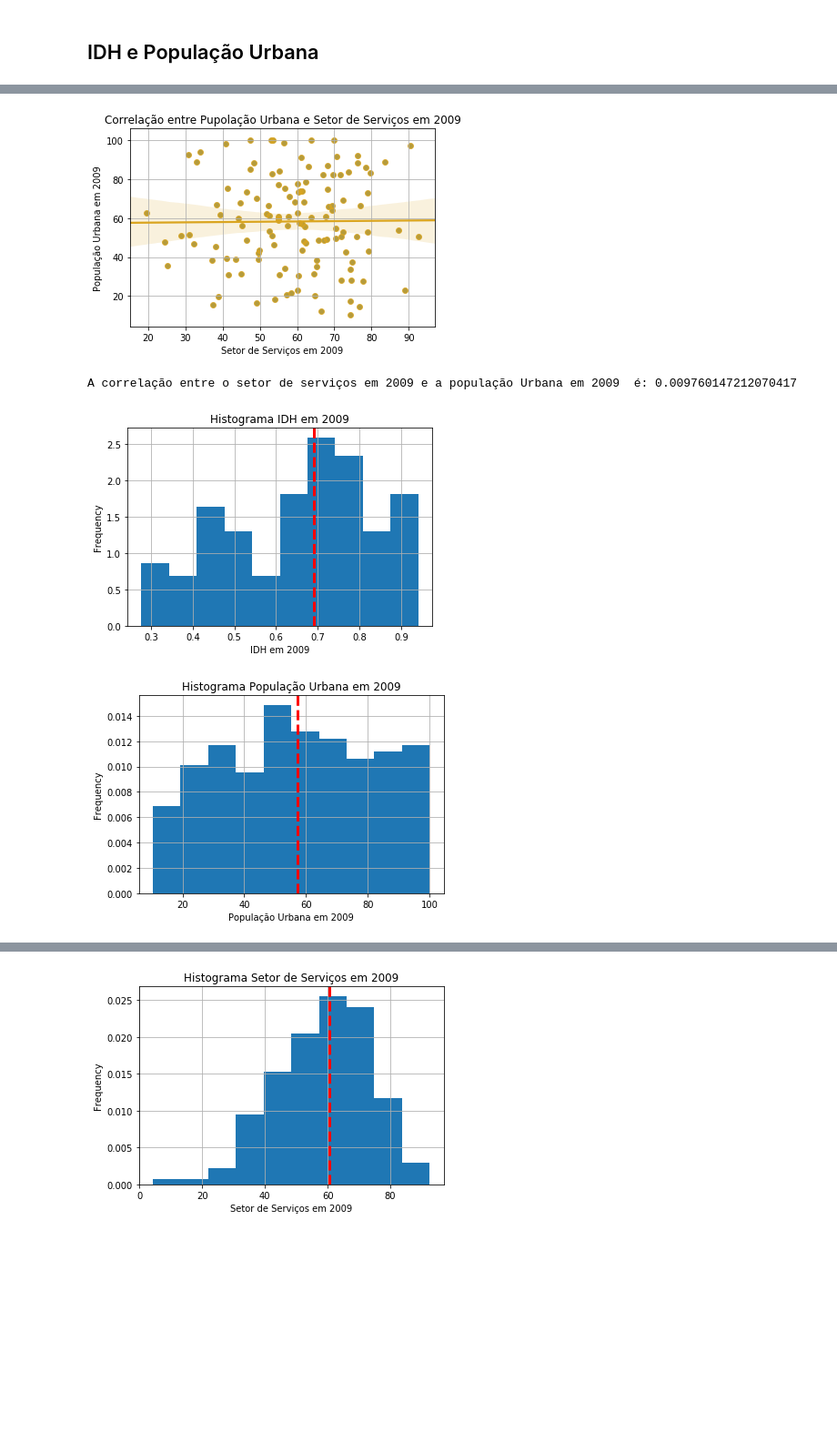
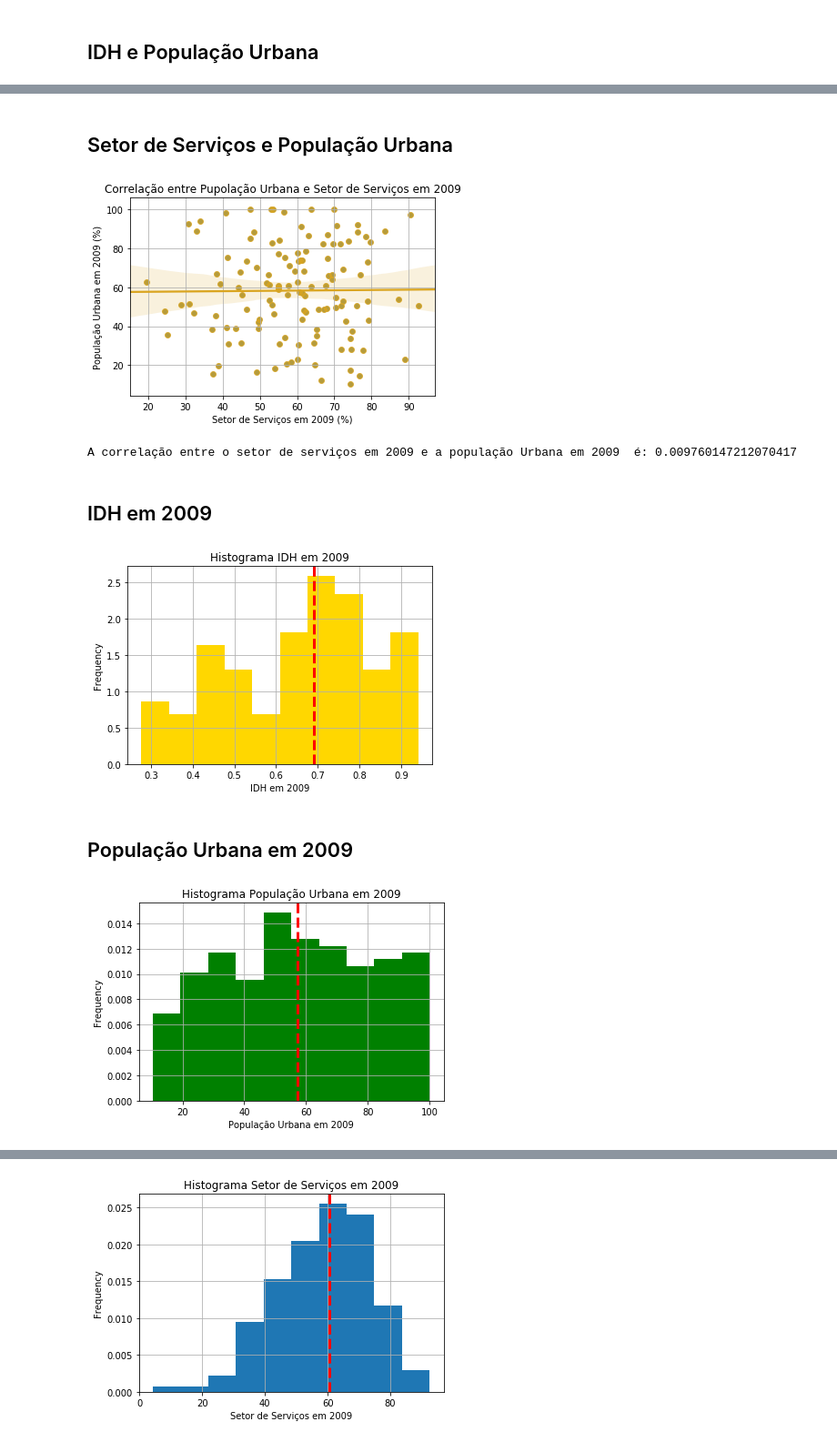
Before and after one commit to gabrielmf1/Analyze_Project, a Jupyter notebook: Projeto_Entrega1/Projeto1.ipynb, the cells around one changed output, grey strips where cells are left out. Shown at 91% size. Saved outputs shown, nothing was run; the diff lists cells and outputs as text; code cells hidden in the pictures; blank space fills up the shorter version.

```diff
--- a/Projeto_Entrega1/Projeto1.ipynb
+++ b/Projeto_Entrega1/Projeto1.ipynb
@@ -63,6 +63,6 @@ hdi.head(11)
 É possível verificar que cada linha representa um país e as colunas representam o ano.
 # %%
 UP= UP.loc[:, ["Urban population (% of total)", '2009']]
-UP = UP.rename(columns = {"Urban population (% of total)":'País', '2009':'População Urbana em 2009'})
+UP = UP.rename(columns = {"Urban population (% of total)":'País', '2009':'População Urbana em 2009 (%)'})
 UP.head(11)
 # %% [output]
@@ -166,16 +168,20 @@ print('A correlação entre o IDH em 2009 e o setor de serviços em 2009 é:', d
 A correlação entre o IDH em 2009 e o setor de serviços em 2009 é: 0.021909223026682162
+# %% [markdown]
+## Setor de Serviços e População Urbana
 # %%
-data.plot.scatter(x='Setor de Serviços em 2009',y='População Urbana em 2009');
-sns.regplot(data["Setor de Serviços em 2009"],data["População Urbana em 2009"], color=('goldenrod'))
+data.plot.scatter(x='Setor de Serviços em 2009 (%)',y='População Urbana em 2009 (%)');
+sns.regplot(data["Setor de Serviços em 2009 (%)"],data["População Urbana em 2009 (%)"], color=('goldenrod'))
 plt.title("Correlação entre Pupolação Urbana e Setor de Serviços em 2009")
 plt.grid()
 plt.show()
-print('A correlação entre o setor de serviços em 2009 e a população Urbana em 2009  é:', data['Setor de Serviços em 2009'].corr(data['População Urbana em 2009']))
+print('A correlação entre o setor de serviços em 2009 e a população Urbana em 2009  é:', data['Setor de Serviços em 2009 (%)'].corr(data['População Urbana em 2009 (%)']))
 # %% [output]
-[figure, old version]
+[figure, new version]
 A correlação entre o setor de serviços em 2009 e a população Urbana em 2009  é: 0.009760147212070417
+# %% [markdown]
+## IDH em 2009
 # %%
-hdi["IDH em 2009"].plot.hist(density = True)
+hdi["IDH em 2009"].plot.hist(density = True, color= 'gold')
 hdi["IDH em 2009"].describe()
 plt.axvline(hdi['IDH em 2009'].median(), color= 'r', linestyle= 'dashed', linewidth= 3)
 plt.title("Histograma IDH em 2009")
@@ -183,14 +189,16 @@ plt.xlabel("IDH em 2009")
 plt.grid()
 plt.show()
 # %% [output]
-[figure, old version]
+[figure, new version]
+# %% [markdown]
+## População Urbana em 2009
 # %%
-UP["População Urbana em 2009"].plot.hist(density = True)
-UP["População Urbana em 2009"].describe()
-plt.axvline(UP['População Urbana em 2009'].median(), color= 'r', linestyle= 'dashed', linewidth= 3)
+UP["População Urbana em 2009 (%)"].plot.hist(density = True, color = 'green')
+UP["População Urbana em 2009 (%)"].describe()
+plt.axvline(UP['População Urbana em 2009 (%)'].median(), color= 'r', linestyle= 'dashed', linewidth= 3)
 plt.title("Histograma População Urbana em 2009")
 plt.xlabel("População Urbana em 2009")
 plt.grid()
 plt.show()
 # %% [output]
-[figure, old version]
+[figure, new version]
```
Also changed, not shown: parts of 9 cells of this notebook, 1 other file.
